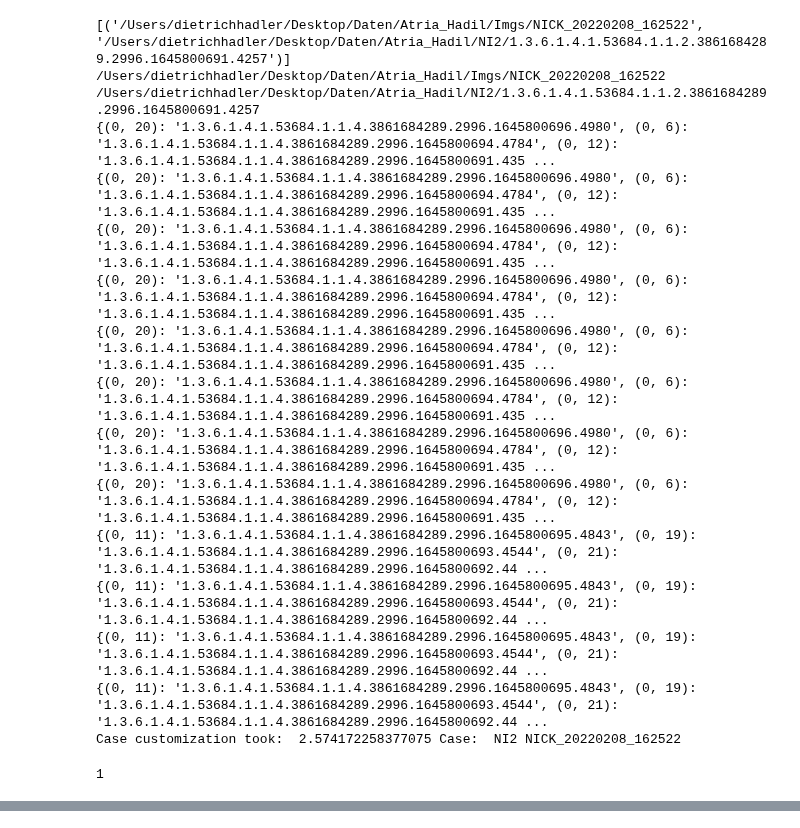
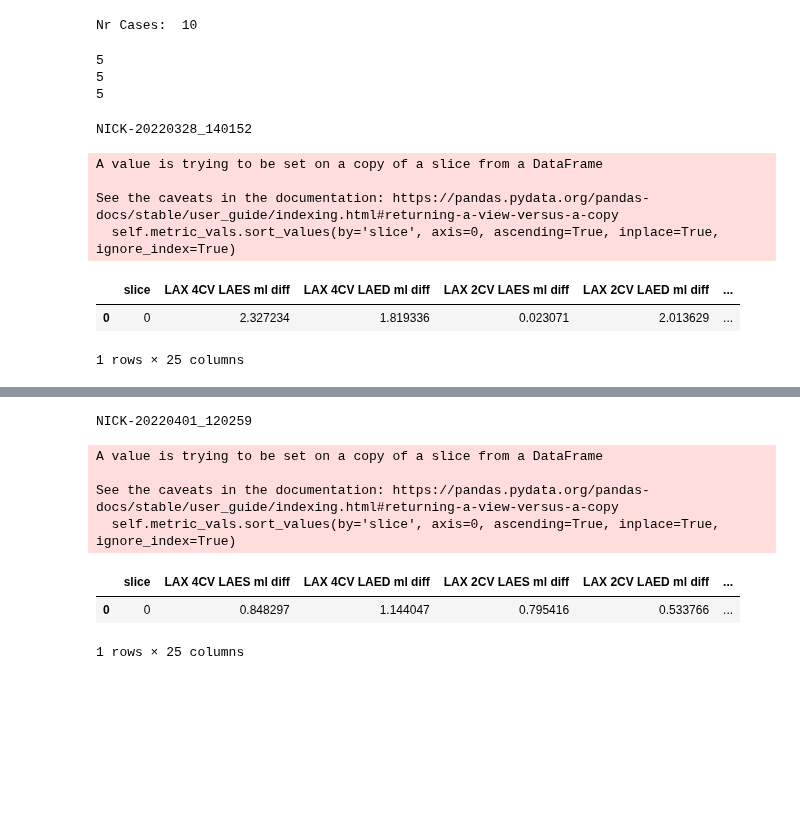
Before and after one commit to thadler/LazyLuna, a Jupyter notebook: Notebooks/LAX_Atria.ipynb, the cells around one changed output, grey strips where cells are left out. Saved outputs shown, nothing was run; the diff lists cells and outputs as text; code cells hidden in the pictures; blank space fills up the shorter version.

```diff
--- a/Notebooks/LAX_Atria.ipynb
+++ b/Notebooks/LAX_Atria.ipynb
@@ -22,7 +22,12 @@ from LazyLuna.Views import *
 # %%
 # basepaths
 bp        = '/Users/dietrichhadler/Desktop/Daten/Atria_Hadil'
-bp_annos  = '/Users/dietrichhadler/Desktop/Daten/Atria_Hadil/NI2'
+bp_annos  = '/Users/dietrichhadler/Desktop/Daten/Atria_Hadil/AI'
 bp_cases  = '/Users/dietrichhadler/Desktop/Daten/Atria_Hadil/Cases'
 bp_imgs   = '/Users/dietrichhadler/Desktop/Daten/Atria_Hadil/Imgs'
+
+#bp        = '/Users/dietrichhadler/Desktop/Daten/CAMAID'
+#bp_annos  = '/Users/dietrichhadler/Desktop/Daten/CAMAID/Gold'
+#bp_cases  = '/Users/dietrichhadler/Desktop/Daten/CAMAID/Cases'
+#bp_imgs   = '/Users/dietrichhadler/Desktop/Daten/CAMAID/Reader2'
 # %%
@@ -33,7 +38,6 @@ cases = []
 
 # get the paths of imgs and annotations via SeriesInstanceUIDs
 paths = get_imgs_and_annotation_paths(bp_imgs, bp_annos)
-paths = [p for p in paths if '20220208' in p[0]]
 print(paths)
 for imgp, annop in paths:
     #if not '1.3.12.2.1107.5.2.43.167071.30000021082405410237400000007' in annop: continue
@@ -49,26 +53,47 @@ for imgp, annop in paths:
         print('Failed at: ', imgp, annop, ' , Exception: ', e)
         print(traceback.format_exc())
     print()
-# %% [output]
-[('/Users/dietrichhadler/Desktop/Daten/Atria_Hadil/Imgs/NICK_20220208_162522', '/Users/dietrichhadler/Desktop/Daten/Atria_Hadil/NI2/1.3.6.1.4.1.53684.1.1.2.3861684289.2996.1645800691.4257')]
-/Users/dietrichhadler/Desktop/Daten/Atria_Hadil/Imgs/NICK_20220208_162522 /Users/dietrichhadler/Desktop/Daten/Atria_Hadil/NI2/1.3.6.1.4.1.53684.1.1.2.3861684289.2996.1645800691.4257
-{(0, 20): '1.3.6.1.4.1.53684.1.1.4.3861684289.2996.1645800696.4980', (0, 6): '1.3.6.1.4.1.53684.1.1.4.3861684289.2996.1645800694.4784', (0, 12): '1.3.6.1.4.1.53684.1.1.4.3861684289.2996.1645800691.435 ...
-{(0, 20): '1.3.6.1.4.1.53684.1.1.4.3861684289.2996.1645800696.4980', (0, 6): '1.3.6.1.4.1.53684.1.1.4.3861684289.2996.1645800694.4784', (0, 12): '1.3.6.1.4.1.53684.1.1.4.3861684289.2996.1645800691.435 ...
-{(0, 20): '1.3.6.1.4.1.53684.1.1.4.3861684289.2996.1645800696.4980', (0, 6): '1.3.6.1.4.1.53684.1.1.4.3861684289.2996.1645800694.4784', (0, 12): '1.3.6.1.4.1.53684.1.1.4.3861684289.2996.1645800691.435 ...
-{(0, 20): '1.3.6.1.4.1.53684.1.1.4.3861684289.2996.1645800696.4980', (0, 6): '1.3.6.1.4.1.53684.1.1.4.3861684289.2996.1645800694.4784', (0, 12): '1.3.6.1.4.1.53684.1.1.4.3861684289.2996.1645800691.435 ...
-{(0, 20): '1.3.6.1.4.1.53684.1.1.4.3861684289.2996.1645800696.4980', (0, 6): '1.3.6.1.4.1.53684.1.1.4.3861684289.2996.1645800694.4784', (0, 12): '1.3.6.1.4.1.53684.1.1.4.3861684289.2996.1645800691.435 ...
-{(0, 20): '1.3.6.1.4.1.53684.1.1.4.3861684289.2996.1645800696.4980', (0, 6): '1.3.6.1.4.1.53684.1.1.4.3861684289.2996.1645800694.4784', (0, 12): '1.3.6.1.4.1.53684.1.1.4.3861684289.2996.1645800691.435 ...
-{(0, 20): '1.3.6.1.4.1.53684.1.1.4.3861684289.2996.1645800696.4980', (0, 6): '1.3.6.1.4.1.53684.1.1.4.3861684289.2996.1645800694.4784', (0, 12): '1.3.6.1.4.1.53684.1.1.4.3861684289.2996.1645800691.435 ...
-{(0, 20): '1.3.6.1.4.1.53684.1.1.4.3861684289.2996.1645800696.4980', (0, 6): '1.3.6.1.4.1.53684.1.1.4.3861684289.2996.1645800694.4784', (0, 12): '1.3.6.1.4.1.53684.1.1.4.3861684289.2996.1645800691.435 ...
-{(0, 11): '1.3.6.1.4.1.53684.1.1.4.3861684289.2996.1645800695.4843', (0, 19): '1.3.6.1.4.1.53684.1.1.4.3861684289.2996.1645800693.4544', (0, 21): '1.3.6.1.4.1.53684.1.1.4.3861684289.2996.1645800692.44 ...
-{(0, 11): '1.3.6.1.4.1.53684.1.1.4.3861684289.2996.1645800695.4843', (0, 19): '1.3.6.1.4.1.53684.1.1.4.3861684289.2996.1645800693.4544', (0, 21): '1.3.6.1.4.1.53684.1.1.4.3861684289.2996.1645800692.44 ...
-{(0, 11): '1.3.6.1.4.1.53684.1.1.4.3861684289.2996.1645800695.4843', (0, 19): '1.3.6.1.4.1.53684.1.1.4.3861684289.2996.1645800693.4544', (0, 21): '1.3.6.1.4.1.53684.1.1.4.3861684289.2996.1645800692.44 ...
-{(0, 11): '1.3.6.1.4.1.53684.1.1.4.3861684289.2996.1645800695.4843', (0, 19): '1.3.6.1.4.1.53684.1.1.4.3861684289.2996.1645800693.4544', (0, 21): '1.3.6.1.4.1.53684.1.1.4.3861684289.2996.1645800692.44 ...
-Case customization took:  2.574172258377075 Case:  NI2 NICK_20220208_162522
 # %%
 cases = [pickle.load(open(os.path.join(bp_cases, p), 'rb')) for p in os.listdir(bp_cases)]
 view  = LAX_CINE_View()
-cases = [view.customize_case(c) for c in cases if c.reader_name=='NI2']
-print(len(cases))
+#cases = [view.customize_case(c) for c in cases if c.reader_name=='AI']
+cases_tmp = []
+for c in cases:
+    try:
+        cases_tmp.append(view.customize_case(c))
+    except Exception as e:
+        print('Error: ', traceback.print_exc())
+        continue
+cases = cases_tmp
+print('Nr Cases: ', len(cases))
 # %% [output]
-1
+Nr Cases:  10
+# %%
+cases1 = sorted([c for c in cases if c.reader_name=='NI'], key=lambda c:c.case_name)
+cases2 = sorted([c for c in cases if c.reader_name=='AI'], key=lambda c:c.case_name)
+print(len(cases1))
+print(len(cases2))
+ccs = [Case_Comparison(c1,c2) for c1,c2 in zip(cases1,cases2)]
+print(len(ccs))
+# %% [output]
+5
+5
+5
+# %%
+ccs = ccs[3:5]
+for cc in ccs:
+    cc_table = LAX_CC_Metrics_Table()
+    cc_table.calculate(cc)
+    print(cc.case1.case_name)
+    for cname in ['la', 'ra']:
+        cc_table.present_contour_df(cname, pretty=False)
+        display(cc_table.df)
+# %% [output]
+NICK-20220328_140152
+A value is trying to be set on a copy of a slice from a DataFrame
+
+See the caveats in the documentation: https://pandas.pydata.org/pandas-docs/stable/user_guide/indexing.html#returning-a-view-versus-a-copy
+  self.metric_vals.sort_values(by='slice', axis=0, ascending=True, inplace=True, ignore_index=True)
+|  | slice | LAX 4CV LAES ml diff | LAX 4CV LAED ml diff | LAX 2CV LAES ml diff | LAX 2CV LAED ml diff | ... |
+| 0 | 0 | 2.327234 | 1.819336 | 0.023071 | 2.013629 | ... |
+1 rows × 25 columns
@@ -74,0 +102,8 @@ print(len(cases))
+NICK-20220401_120259
+A value is trying to be set on a copy of a slice from a DataFrame
+
+See the caveats in the documentation: https://pandas.pydata.org/pandas-docs/stable/user_guide/indexing.html#returning-a-view-versus-a-copy
+  self.metric_vals.sort_values(by='slice', axis=0, ascending=True, inplace=True, ignore_index=True)
+|  | slice | LAX 4CV LAES ml diff | LAX 4CV LAED ml diff | LAX 2CV LAES ml diff | LAX 2CV LAED ml diff | ... |
+| 0 | 0 | 0.848297 | 1.144047 | 0.795416 | 0.533766 | ... |
+1 rows × 25 columns
```
Also changed, not shown: parts of 17 cells of this notebook, 6 other files.
